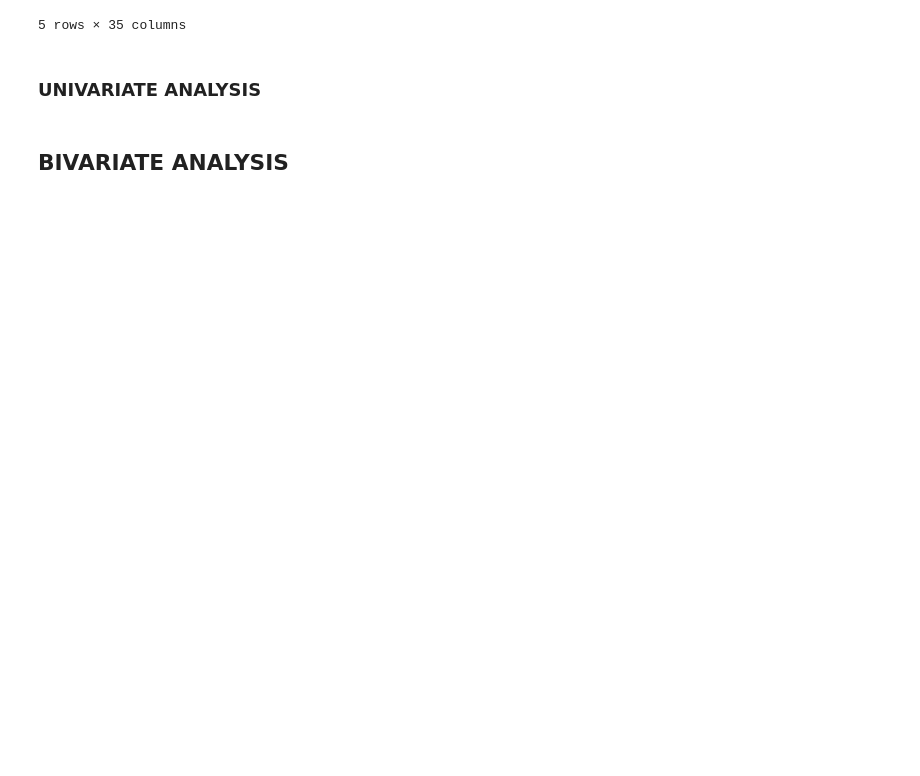
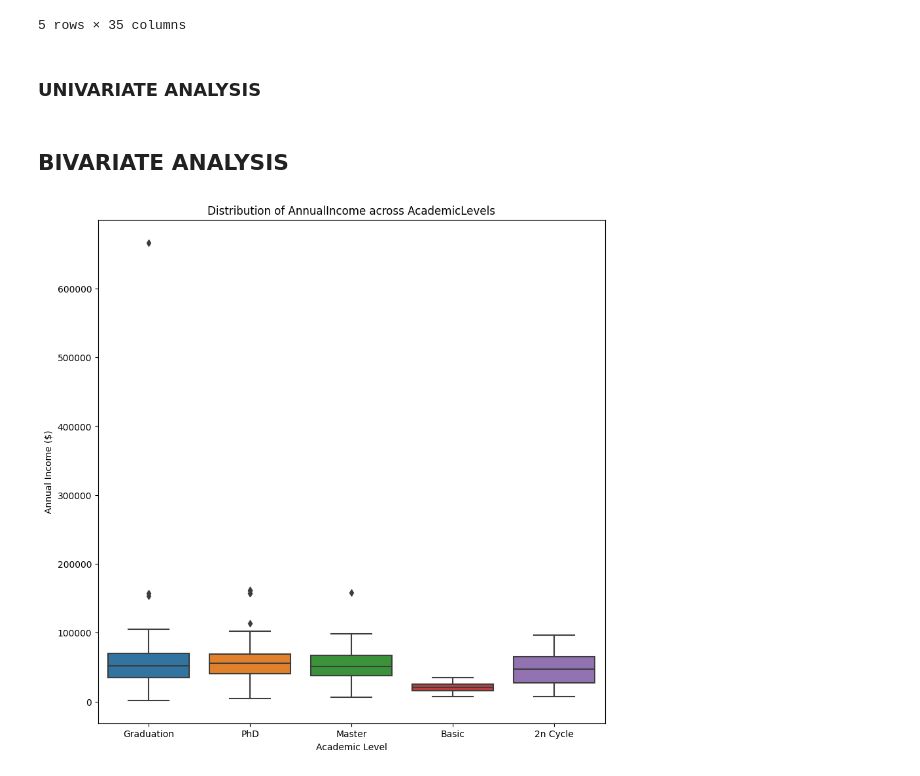
Before and after one commit to OPCODE-Open-Spring-Fest/hidden-consumer-patterns, a Jupyter notebook: notebook.ipynb, the cells around one changed output. Drawn from its saved outputs; the diff is of its cells as text; code cells hidden in the pictures; blank space fills up the shorter version.

Commit message:
feat: added AnnualIncome by AcademicLevel analysis with statistical testing
* feat: added bivariate analysis of AnnualIncome by AcademicLevel

* fix: added print statements for hypothesis

```diff
--- a/notebook.ipynb
+++ b/notebook.ipynb
@@ -214,0 +212,14 @@ data.head()
+# %%
+# AnnualIncome by AcademicLevel
+analysisData = pd.DataFrame({
+    'AcademicLevel': data['AcademicLevel'],
+    'AnnualIncome': data['AnnualIncome'],
+})
+plt.figure(figsize=(10, 10))
+sns.boxplot(x='AcademicLevel', y='AnnualIncome', data=analysisData)
+plt.title('Distribution of AnnualIncome across AcademicLevels')
+plt.xlabel('Academic Level')
+plt.ylabel('Annual Income ($)')
+plt.show()
+# %% [output]
+[figure, added]
```
Also changed, not shown: parts of 5 cells of this notebook.
